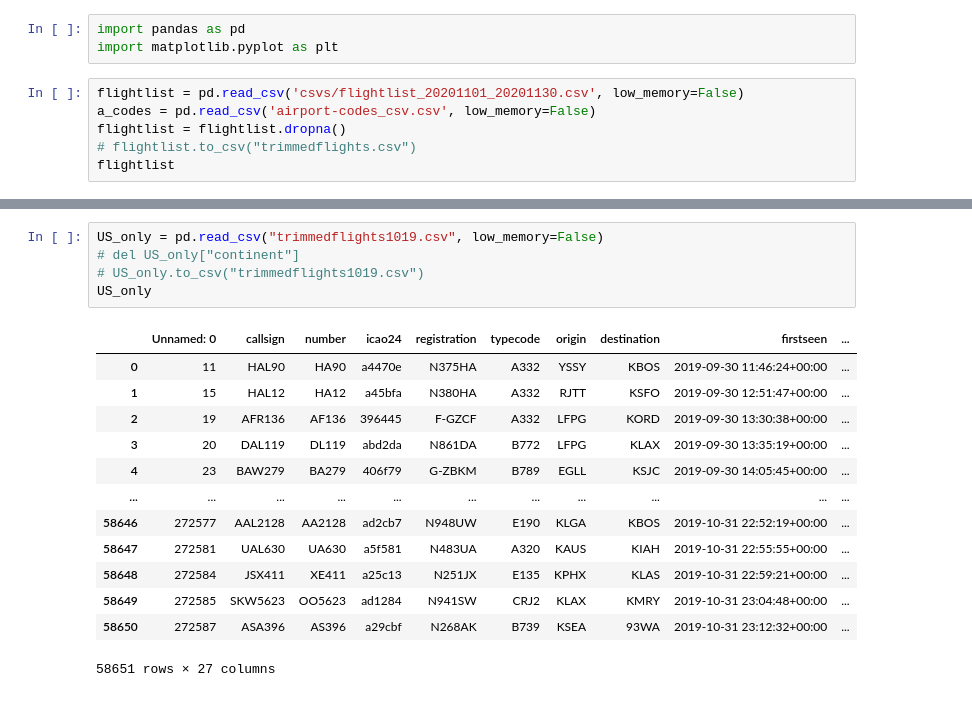
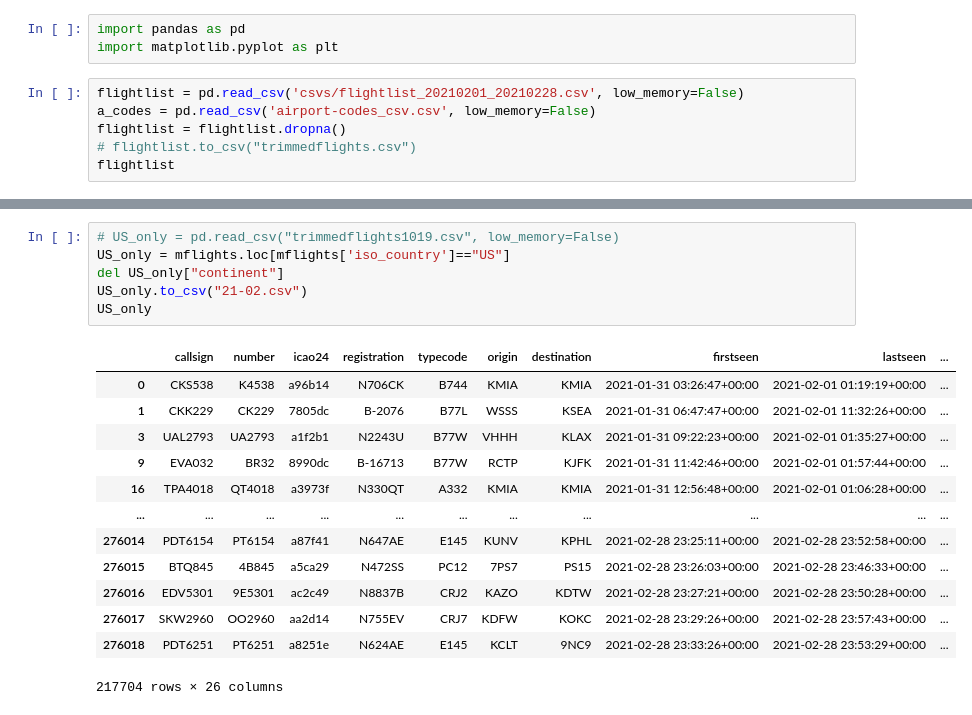
Before and after one commit to kmcmurphy/Covid19-and-the-Economy, a Jupyter notebook: flightanalysis.ipynb, the cells around one changed output, grey strips where cells are left out. Drawn from its saved outputs; the diff is of its cells as text.

```diff
--- a/flightanalysis.ipynb
+++ b/flightanalysis.ipynb
@@ -2,7 +2,7 @@
 import pandas as pd
 import matplotlib.pyplot as plt
 # %%
-flightlist = pd.read_csv('csvs/flightlist_20201101_20201130.csv', low_memory=False)
+flightlist = pd.read_csv('csvs/flightlist_20210201_20210228.csv', low_memory=False)
 a_codes = pd.read_csv('airport-codes_csv.csv', low_memory=False)
 flightlist = flightlist.dropna()
 # flightlist.to_csv("trimmedflights.csv")
@@ -13,19 +41,20 @@ mflights
 # %%
-US_only = pd.read_csv("trimmedflights1019.csv", low_memory=False)
-# del US_only["continent"]
-# US_only.to_csv("trimmedflights1019.csv")
+# US_only = pd.read_csv("trimmedflights1019.csv", low_memory=False)
+US_only = mflights.loc[mflights['iso_country']=="US"]
+del US_only["continent"]
+US_only.to_csv("21-02.csv")
 US_only
 # %% [output]
-|  | Unnamed: 0 | callsign | number | icao24 | registration | typecode | origin | destination | firstseen | ... |
-| 0 | 11 | HAL90 | HA90 | a4470e | N375HA | A332 | YSSY | KBOS | 2019-09-30 11:46:24+00:00 | ... |
-| 1 | 15 | HAL12 | HA12 | a45bfa | N380HA | A332 | RJTT | KSFO | 2019-09-30 12:51:47+00:00 | ... |
-| 2 | 19 | AFR136 | AF136 | 396445 | F-GZCF | A332 | LFPG | KORD | 2019-09-30 13:30:38+00:00 | ... |
-| 3 | 20 | DAL119 | DL119 | abd2da | N861DA | B772 | LFPG | KLAX | 2019-09-30 13:35:19+00:00 | ... |
-| 4 | 23 | BAW279 | BA279 | 406f79 | G-ZBKM | B789 | EGLL | KSJC | 2019-09-30 14:05:45+00:00 | ... |
+|  | callsign | number | icao24 | registration | typecode | origin | destination | firstseen | lastseen | ... |
+| 0 | CKS538 | K4538 | a96b14 | N706CK | B744 | KMIA | KMIA | 2021-01-31 03:26:47+00:00 | 2021-02-01 01:19:19+00:00 | ... |
+| 1 | CKK229 | CK229 | 7805dc | B-2076 | B77L | WSSS | KSEA | 2021-01-31 06:47:47+00:00 | 2021-02-01 11:32:26+00:00 | ... |
+| 3 | UAL2793 | UA2793 | a1f2b1 | N2243U | B77W | VHHH | KLAX | 2021-01-31 09:22:23+00:00 | 2021-02-01 01:35:27+00:00 | ... |
+| 9 | EVA032 | BR32 | 8990dc | B-16713 | B77W | RCTP | KJFK | 2021-01-31 11:42:46+00:00 | 2021-02-01 01:57:44+00:00 | ... |
+| 16 | TPA4018 | QT4018 | a3973f | N330QT | A332 | KMIA | KMIA | 2021-01-31 12:56:48+00:00 | 2021-02-01 01:06:28+00:00 | ... |
 | ... | ... | ... | ... | ... | ... | ... | ... | ... | ... | ... |
-| 58646 | 272577 | AAL2128 | AA2128 | ad2cb7 | N948UW | E190 | KLGA | KBOS | 2019-10-31 22:52:19+00:00 | ... |
-| 58647 | 272581 | UAL630 | UA630 | a5f581 | N483UA | A320 | KAUS | KIAH | 2019-10-31 22:55:55+00:00 | ... |
-| 58648 | 272584 | JSX411 | XE411 | a25c13 | N251JX | E135 | KPHX | KLAS | 2019-10-31 22:59:21+00:00 | ... |
-| 58649 | 272585 | SKW5623 | OO5623 | ad1284 | N941SW | CRJ2 | KLAX | KMRY | 2019-10-31 23:04:48+00:00 | ... |
-| 58650 | 272587 | ASA396 | AS396 | a29cbf | N268AK | B739 | KSEA | 93WA | 2019-10-31 23:12:32+00:00 | ... |
+| 276014 | PDT6154 | PT6154 | a87f41 | N647AE | E145 | KUNV | KPHL | 2021-02-28 23:25:11+00:00 | 2021-02-28 23:52:58+00:00 | ... |
+| 276015 | BTQ845 | 4B845 | a5ca29 | N472SS | PC12 | 7PS7 | PS15 | 2021-02-28 23:26:03+00:00 | 2021-02-28 23:46:33+00:00 | ... |
+| 276016 | EDV5301 | 9E5301 | ac2c49 | N8837B | CRJ2 | KAZO | KDTW | 2021-02-28 23:27:21+00:00 | 2021-02-28 23:50:28+00:00 | ... |
+| 276017 | SKW2960 | OO2960 | aa2d14 | N755EV | CRJ7 | KDFW | KOKC | 2021-02-28 23:29:26+00:00 | 2021-02-28 23:57:43+00:00 | ... |
+| 276018 | PDT6251 | PT6251 | a8251e | N624AE | E145 | KCLT | 9NC9 | 2021-02-28 23:33:26+00:00 | 2021-02-28 23:53:29+00:00 | ... |
-58651 rows × 27 columns
+217704 rows × 26 columns
```
Also changed, not shown: parts of 7 cells of this notebook, 2 other files.
